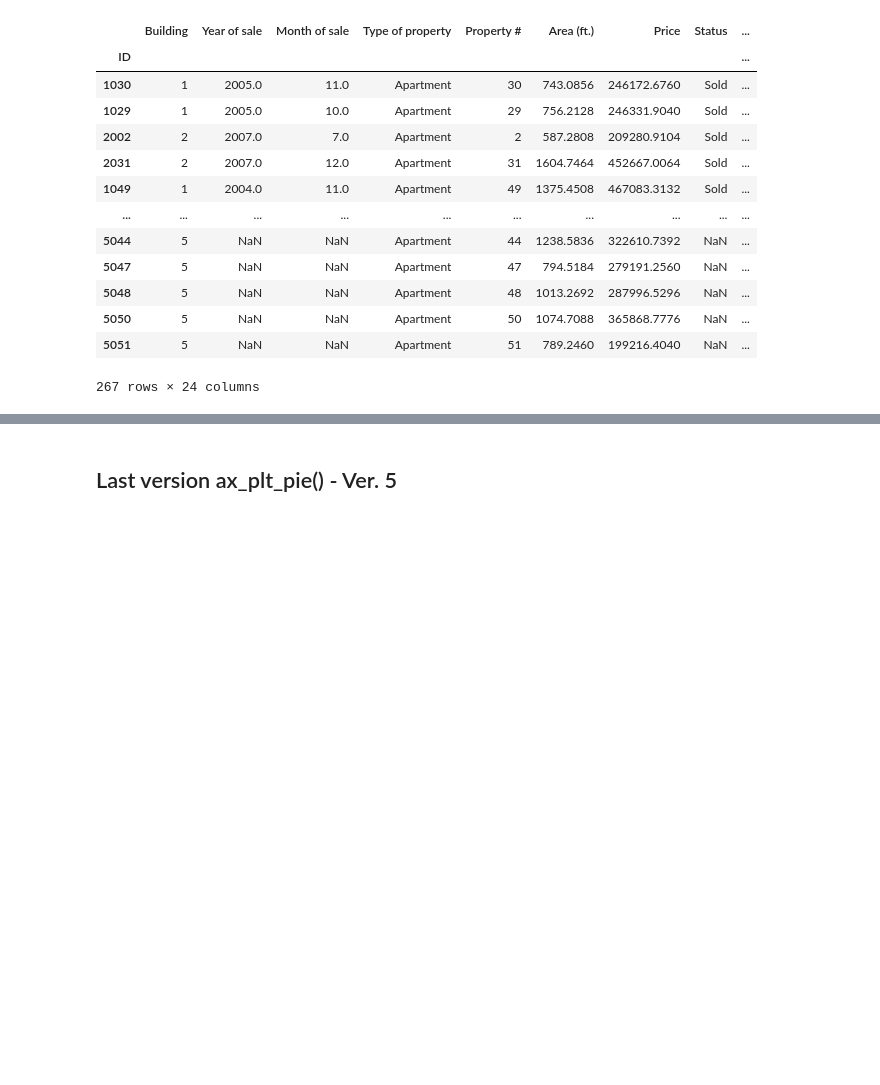
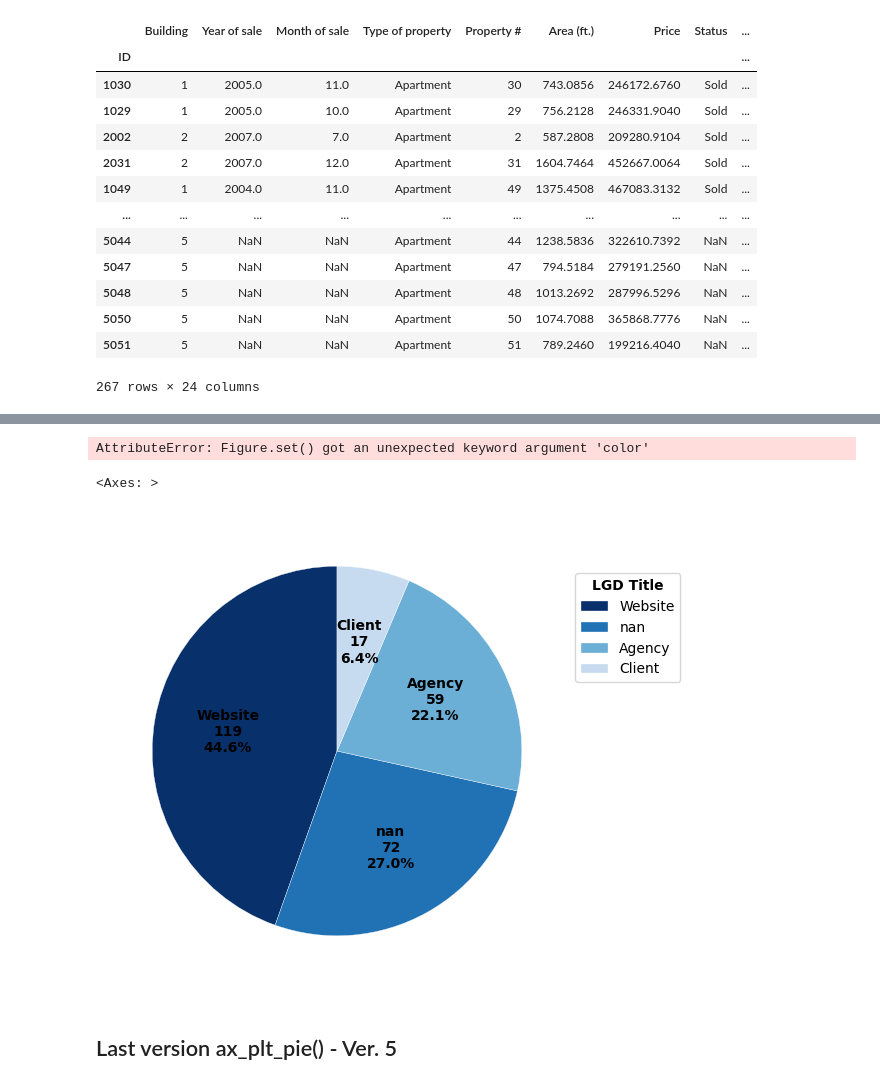
Before and after one commit to jmonti-gh/jm_utils, a Jupyter notebook: des/ax_pie.ipynb, the cells around one changed output, grey strips where cells are left out. Cells and saved outputs as stored; diff of their text form; code cells hidden in the pictures; blank space fills up the shorter version.

Commit message:
chore: colors

```diff
--- a/des/ax_pie.ipynb
+++ b/des/ax_pie.ipynb
@@ -124,0 +210,6 @@ df
+# %%
+# fig, ax = plt.subplots()
+fig, ax = plt.subplots(figsize=(6, 6), color='red')
+ax_pie_mixed(ax, df['Source'], value_counts=True, dropna=False, palette='Blues_r')
+# %% [output]
+AttributeError: Figure.set() got an unexpected keyword argument 'color'
@@ -124,0 +284,7 @@ df
+# %%
+# fig, ax = plt.subplots()
+fig, ax = plt.subplots(figsize=(6, 6))
+ax_pie_inside(ax, df['Source'], value_counts=True, dropna=False, palette='Blues_r')
+# %% [output]
+<Axes: >
+[figure, added]
```
Also changed, not shown: parts of 6 cells of this notebook.
